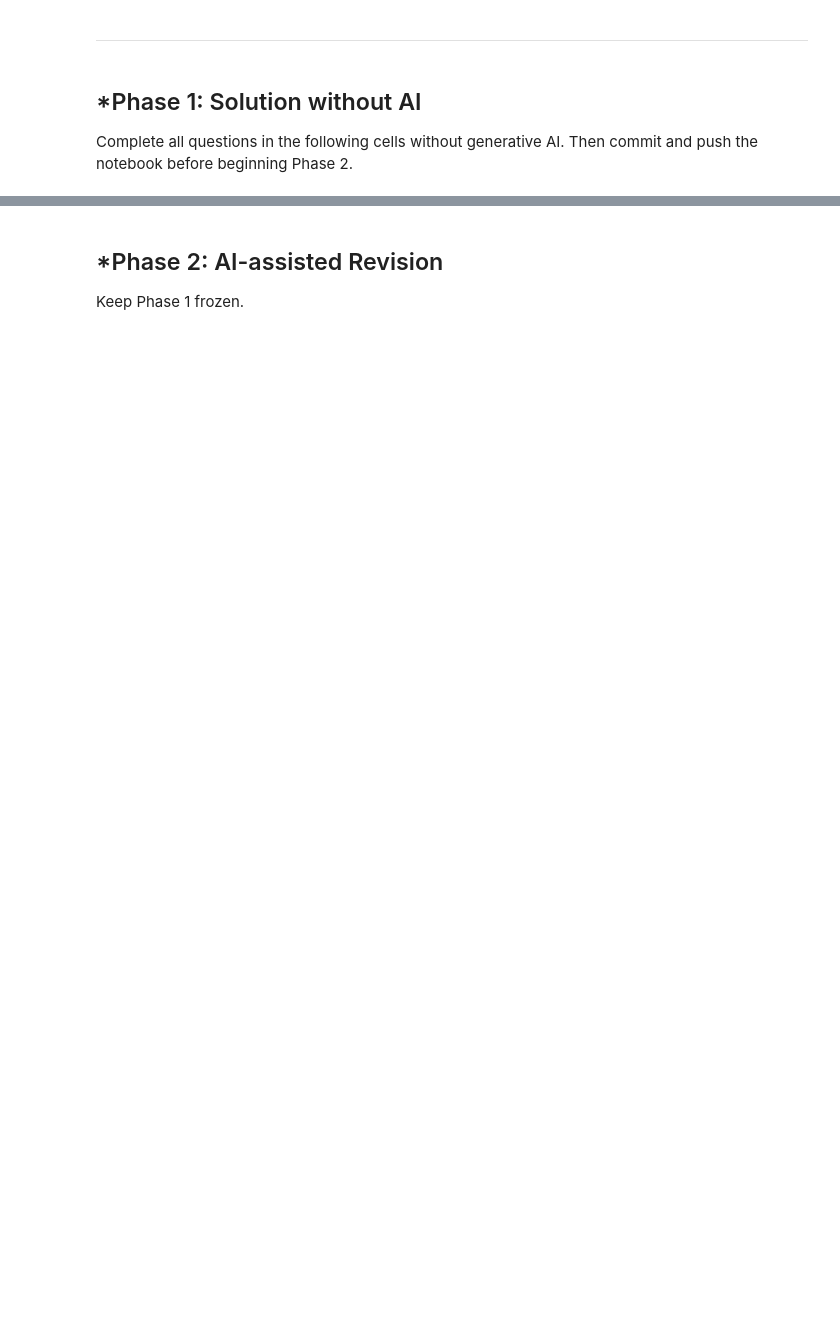
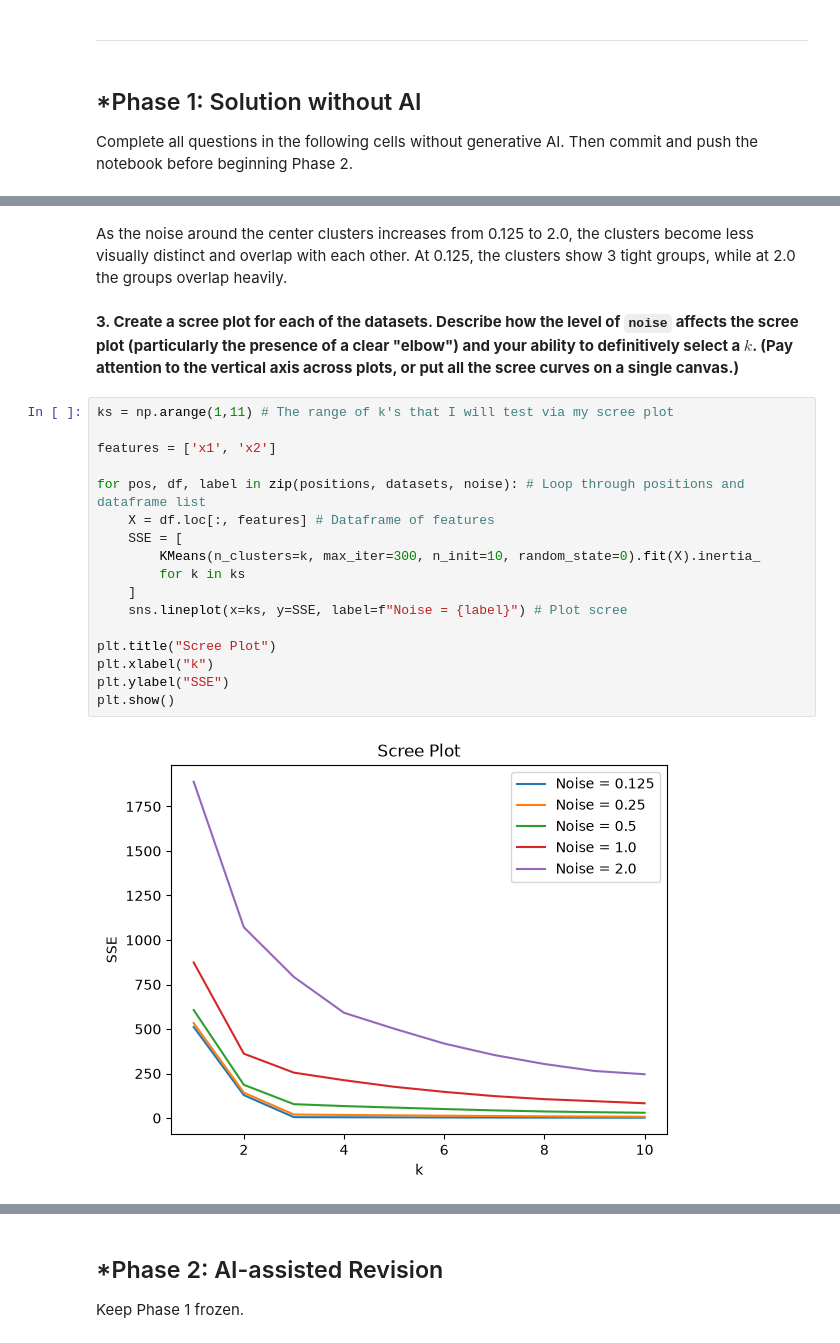
Before and after one commit to eviemcmahan/A04-clustering, a Jupyter notebook: notebook.ipynb, the cells around one changed output, grey strips where cells are left out. Saved outputs shown, nothing was run; the diff lists cells and outputs as text; blank space fills up the shorter version.

```diff
--- a/notebook.ipynb
+++ b/notebook.ipynb
@@ -60,0 +104,23 @@ notebook before beginning Phase 2.
+# %% [markdown]
+As the noise around the center clusters increases from 0.125 to 2.0, the clusters become less visually distinct and overlap with each other. At 0.125, the clusters show 3 tight groups, while at 2.0 the groups overlap heavily.
+# %% [markdown]
+**3. Create a scree plot for each of the datasets. Describe how the level of `noise` affects the scree plot (particularly the presence of a clear "elbow") and your ability to definitively select a $k$. (Pay attention to the vertical axis across plots, or put all the scree curves on a single canvas.)**
+# %%
+ks = np.arange(1,11) # The range of k's that I will test via my scree plot
+
+features = ['x1', 'x2']
+
+for pos, df, label in zip(positions, datasets, noise): # Loop through positions and dataframe list
+    X = df.loc[:, features] # Dataframe of features
+    SSE = [
+        KMeans(n_clusters=k, max_iter=300, n_init=10, random_state=0).fit(X).inertia_
+        for k in ks
+    ]
+    sns.lineplot(x=ks, y=SSE, label=f"Noise = {label}") # Plot scree
+
+plt.title("Scree Plot")
+plt.xlabel("k")
+plt.ylabel("SSE")
+plt.show()
+# %% [output]
+[figure, added]
```
Also changed, not shown: parts of 100 cells of this notebook.
